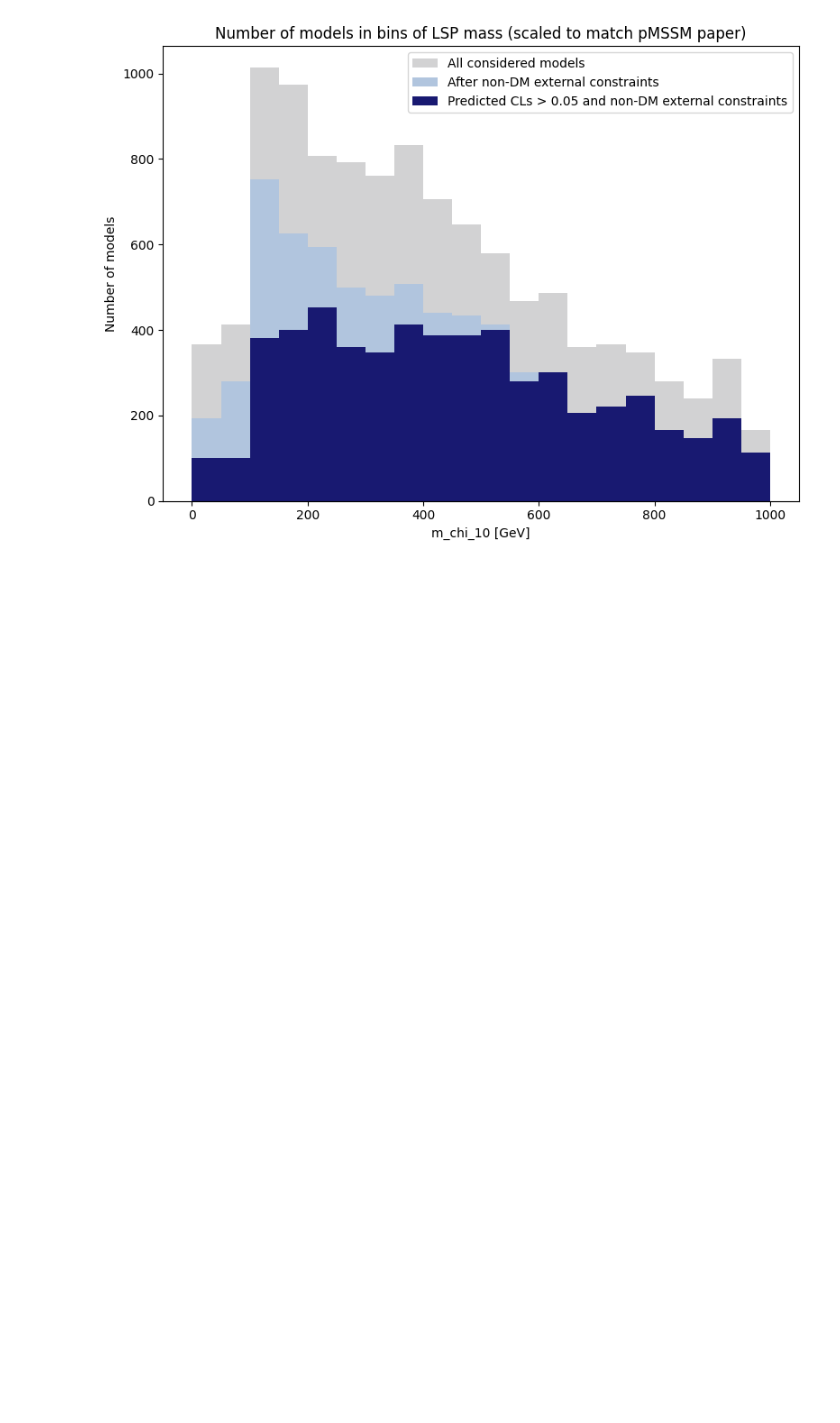
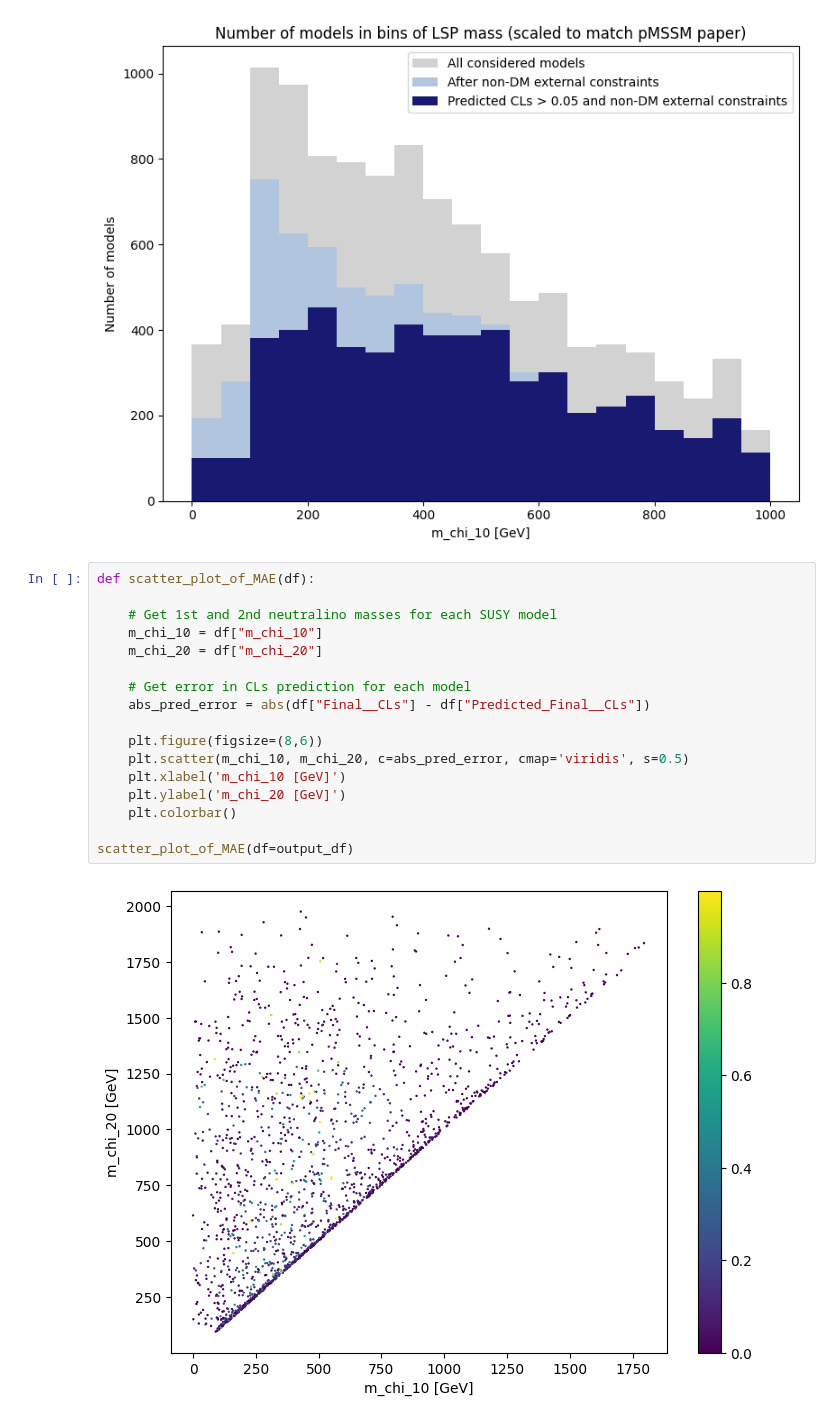
Before and after one commit to benvlasto/MPhys-Project, a Jupyter notebook: notebooks/producing_plots_with_4l_128n_75e_MAE_predictor.ipynb, the cells around one changed output. Drawn from its saved outputs; the diff is of its cells as text; blank space fills up the shorter version.

Commit message:
Created scatter plot of M1 and M2 coloured by MAE

```diff
--- a/notebooks/producing_plots_with_4l_128n_75e_MAE_predictor.ipynb
+++ b/notebooks/producing_plots_with_4l_128n_75e_MAE_predictor.ipynb
@@ -71,6 +71,25 @@ recreate_figure_4b_from_pMSSM_paper(output_df, 20)
 (<Figure size 800x600 with 1 Axes>,
  <Axes: title={'center': 'Number of models in bins of LSP mass (scaled to match pMSSM paper)'}, xlabel='m_chi_10 [GeV]', ylabel='Number of models'>)
 [figure]
+# %%
+def scatter_plot_of_MAE(df):
+
+    # Get 1st and 2nd neutralino masses for each SUSY model
+    m_chi_10 = df["m_chi_10"]
+    m_chi_20 = df["m_chi_20"]
+
+    # Get error in CLs prediction for each model
+    abs_pred_error = abs(df["Final__CLs"] - df["Predicted_Final__CLs"])
+
+    plt.figure(figsize=(8,6))
+    plt.scatter(m_chi_10, m_chi_20, c=abs_pred_error, cmap='viridis', s=0.5)
+    plt.xlabel('m_chi_10 [GeV]')
+    plt.ylabel('m_chi_20 [GeV]')
+    plt.colorbar()
+
+scatter_plot_of_MAE(df=output_df)
+# %% [output]
+[figure, added]
 # %%
 def convert_to_heatmap_form(data: [[int]]) -> np.array:
 
```
Also changed, not shown: parts of 1 cell of this notebook, 1 other file.
